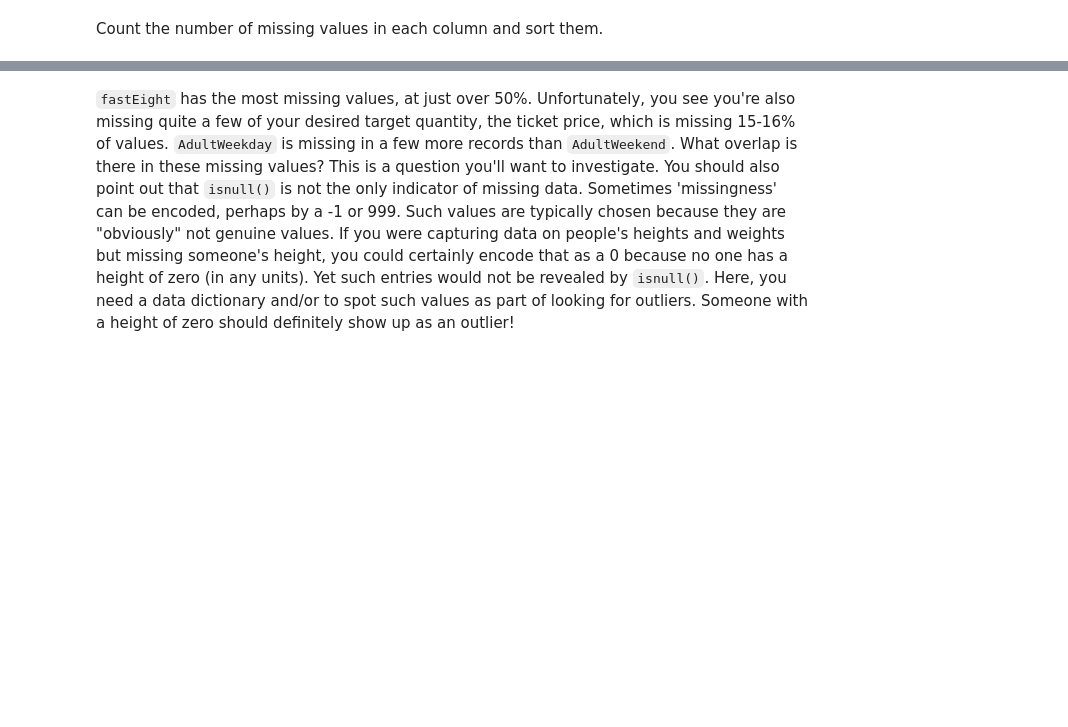
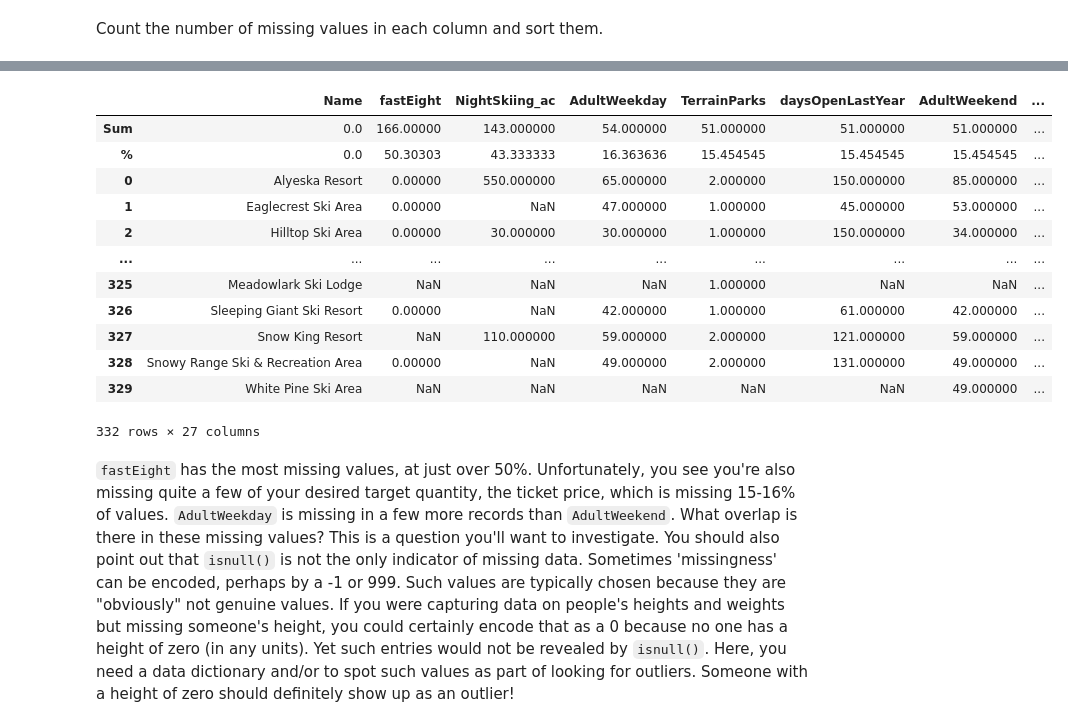
Before and after one commit to gabbycjames/DataScienceGuidedCapstone, a Jupyter notebook: Notebooks/02_data_wrangling.ipynb, the cells around one changed output, grey strips where cells are left out. Drawn from its saved outputs; the diff is of its cells as text; code cells hidden in the pictures; blank space fills up the shorter version.

```diff
--- a/Notebooks/02_data_wrangling.ipynb
+++ b/Notebooks/02_data_wrangling.ipynb
@@ -178,0 +251,2 @@ KeyError: 'increasing'
+# %%
+missing_T = missing_T.set_index('Summary')
@@ -178,0 +261,3 @@ KeyError: 'increasing'
+# %%
+combined = pd.concat([missing_T, ski_data], sort=False)
+combined.head()
@@ -179,3 +272,23 @@ KeyError: 'increasing'
+# %%
+first_col = combined.pop('Name')
+# %%
+combined.insert(0, 'Name', first_col)
+# %%
+combined
+# %% [output]
+|  | Name | fastEight | NightSkiing_ac | AdultWeekday | TerrainParks | daysOpenLastYear | AdultWeekend | ... |
+| Sum | 0.0 | 166.00000 | 143.000000 | 54.000000 | 51.000000 | 51.000000 | 51.000000 | ... |
+| % | 0.0 | 50.30303 | 43.333333 | 16.363636 | 15.454545 | 15.454545 | 15.454545 | ... |
+| 0 | Alyeska Resort | 0.00000 | 550.000000 | 65.000000 | 2.000000 | 150.000000 | 85.000000 | ... |
+| 1 | Eaglecrest Ski Area | 0.00000 | NaN | 47.000000 | 1.000000 | 45.000000 | 53.000000 | ... |
+| 2 | Hilltop Ski Area | 0.00000 | 30.000000 | 30.000000 | 1.000000 | 150.000000 | 34.000000 | ... |
+| ... | ... | ... | ... | ... | ... | ... | ... | ... |
+| 325 | Meadowlark Ski Lodge | NaN | NaN | NaN | 1.000000 | NaN | NaN | ... |
+| 326 | Sleeping Giant Ski Resort | 0.00000 | NaN | 42.000000 | 1.000000 | 61.000000 | 42.000000 | ... |
+| 327 | Snow King Resort | NaN | 110.000000 | 59.000000 | 2.000000 | 121.000000 | 59.000000 | ... |
+| 328 | Snowy Range Ski & Recreation Area | 0.00000 | NaN | 49.000000 | 2.000000 | 131.000000 | 49.000000 | ... |
+| 329 | White Pine Ski Area | NaN | NaN | NaN | NaN | NaN | 49.000000 | ... |
+332 rows × 27 columns
 # %% [markdown]
 `fastEight` has the most missing values, at just over 50%. Unfortunately, you see you're also missing quite a few of your desired target quantity, the ticket price, which is missing 15-16% of values. `AdultWeekday` is missing in a few more records than `AdultWeekend`. What overlap is there in these missing values? This is a question you'll want to investigate. You should also point out that `isnull()` is not the only indicator of missing data. Sometimes 'missingness' can be encoded, perhaps by a -1 or 999. Such values are typically chosen because they are "obviously" not genuine values. If you were capturing data on people's heights and weights but missing someone's height, you could certainly encode that as a 0 because no one has a height of zero (in any units). Yet such entries would not be revealed by `isnull()`. Here, you need a data dictionary and/or to spot such values as part of looking for outliers. Someone with a height of zero should definitely show up as an outlier!
 # %% [markdown]
```
Also changed, not shown: parts of 38 cells of this notebook.
